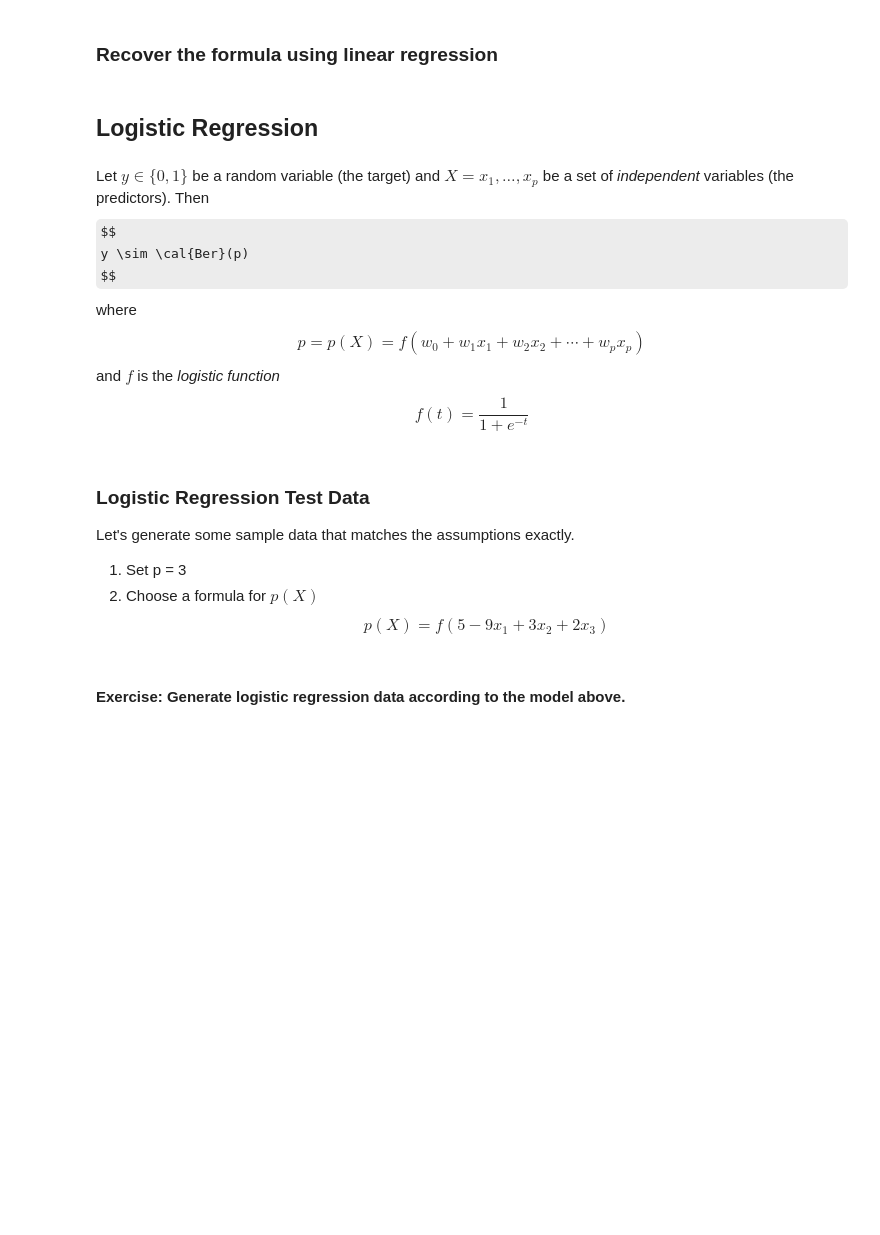
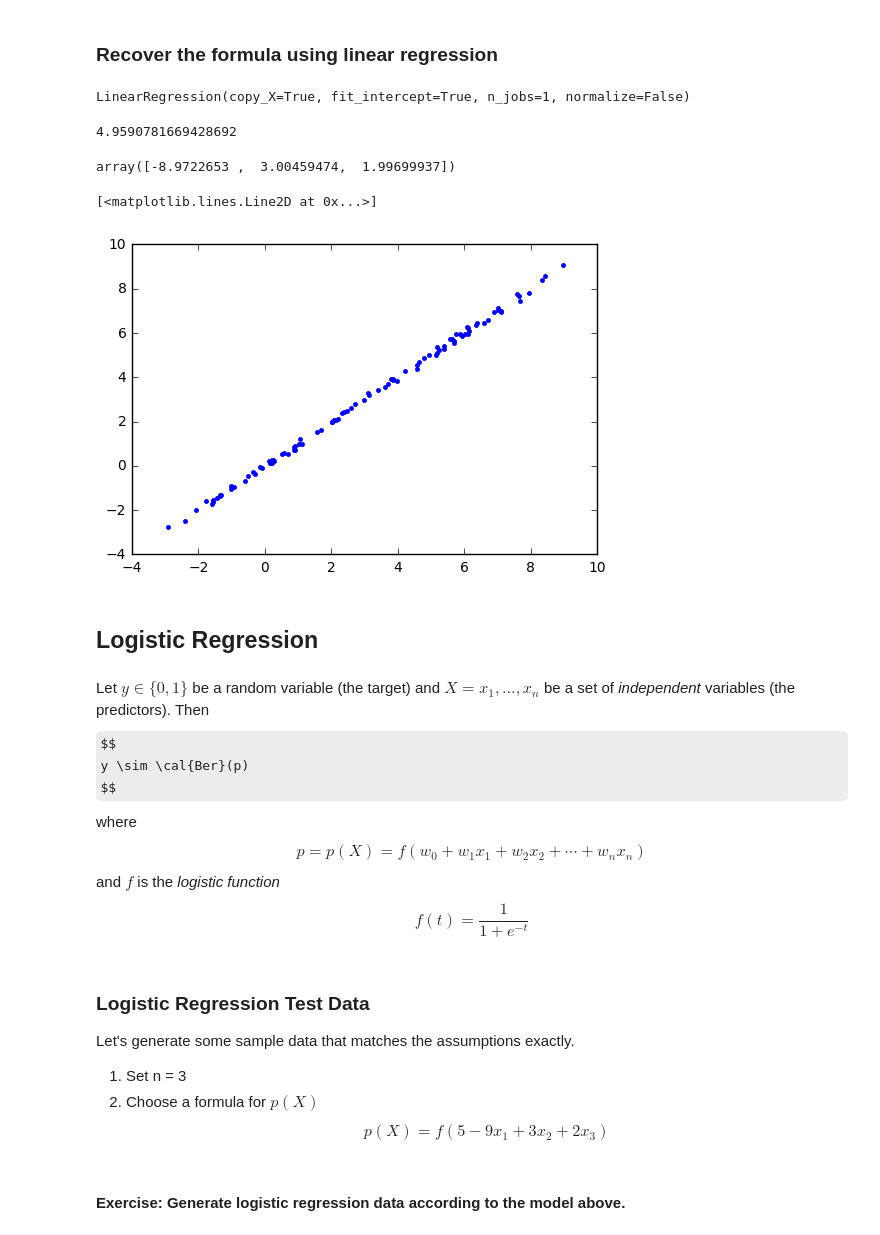
Before and after one commit to nwchen24/Machine_learning_coursework, a Jupyter notebook: Week5/regression.ipynb, the cells around one changed output. Cells and saved outputs as stored; diff of their text form; code cells hidden in the pictures; some formulas as TeX source; blank space fills up the shorter version.

```diff
--- a/Week5/regression.ipynb
+++ b/Week5/regression.ipynb
@@ -31,3 +31,5 @@ $$
 $$
 # %% [markdown]
 Features
+# %%
+X = pd.DataFrame(np.random.rand(100, 3))
@@ -35,0 +51,7 @@ The target is a linear function of the features, plus some gaussian noise.
+# %%
+sigma = .1
+def make_target(row, sigma):
+    x, y, z = row[0], row[1], row[2]
+    mu = 5 - 9*x + 3*y + 2*z
+    return np.random.normal(mu, sigma)
+X['target'] = X.apply(lambda row: make_target(row, sigma), axis=1)
@@ -37,16 +68,36 @@ The target is a linear function of the features, plus some gaussian noise.
 ### Recover the formula using linear regression
 # %%
 from sklearn.linear_model import LinearRegression
+
+linreg = LinearRegression()
+linreg.fit(X.iloc[:,:-1], X['target'])
+# %% [output]
+LinearRegression(copy_X=True, fit_intercept=True, n_jobs=1, normalize=False)
+# %%
+linreg.intercept_
+# %% [output]
+4.9590781669428692
+# %%
+linreg.coef_
+# %% [output]
+array([-8.9722653 ,  3.00459474,  1.99699937])
+# %%
+# Plot predicted vs actual
+pred = linreg.predict(X.iloc[:, :-1])
+plt.plot(pred, X['target'], '.')
+# %% [output]
+[<matplotlib.lines.Line2D at 0x...>]
+[figure, added]
 # %% [markdown]
 ## Logistic Regression
 # %% [markdown]
-Let $y \in \{0, 1\}$ be a random variable (the target) and $X = x_1, \ldots, x_p$ be a set of _independent_ variables (the predictors). Then
+Let $y \in \{0, 1\}$ be a random variable (the target) and $X = x_1, \ldots, x_n$ be a set of _independent_ variables (the predictors). Then
 $$
 y \sim \cal{Ber}(p)
 $$
 where
 $$
-p = p(X) = f(w_0 + w_1 x_1 + w_2 x_2 + \cdots + w_p x_p)
+p = p(X) = f(w_0 + w_1 x_1 + w_2 x_2 + \cdots + w_n x_n)
 $$
 and $f$ is the _logistic function_
 $$
@@ -57,7 +108,7 @@ $$
 
 Let's generate some sample data that matches the assumptions exactly.
 
-1. Set p = 3
+1. Set n = 3
 2. Choose a formula for $p(X)$
 $$
 p(X) = f(5 - 9 x_1 + 3 x_2 + 2 x_3)
```
Also changed, not shown: parts of 17 cells of this notebook.
